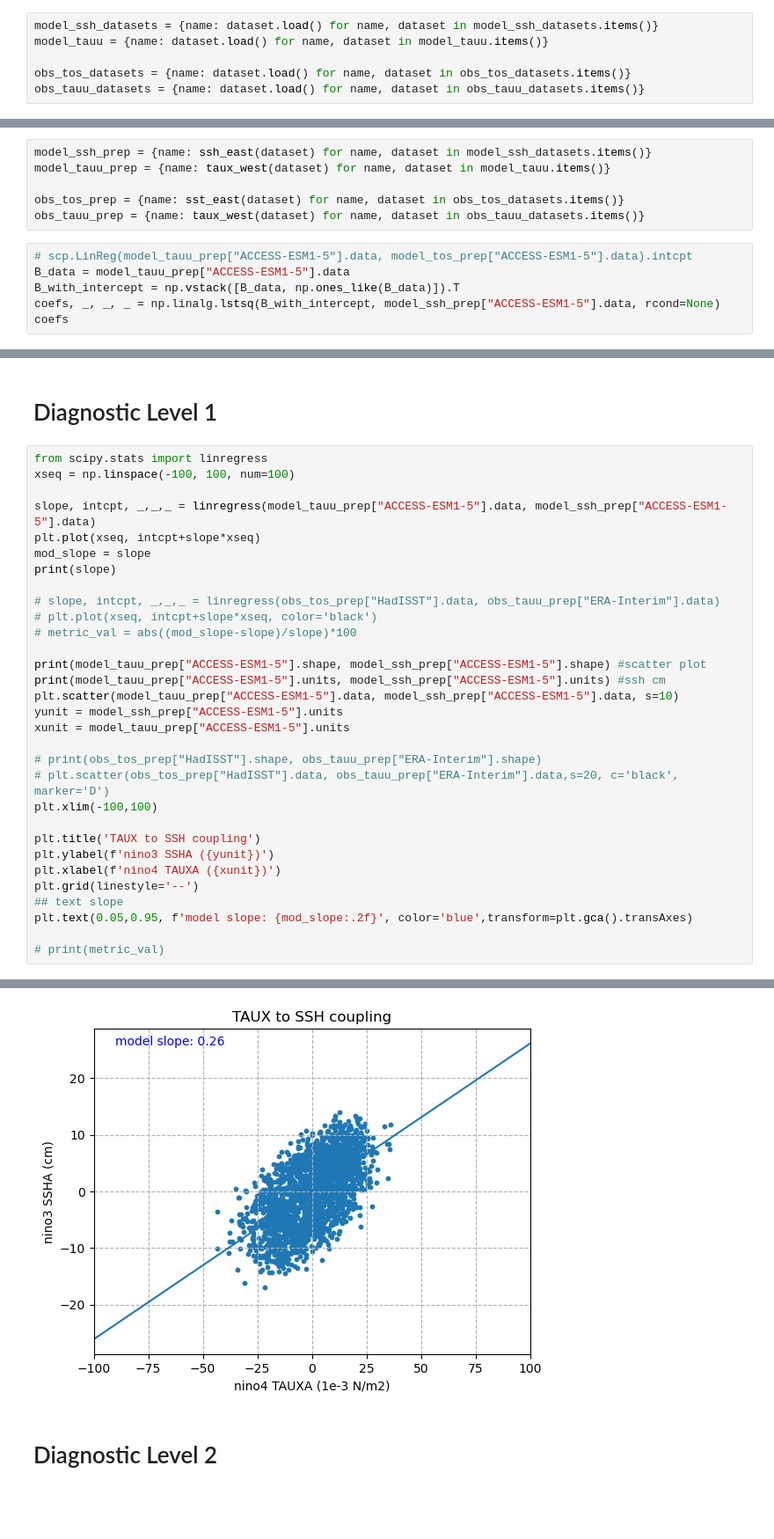
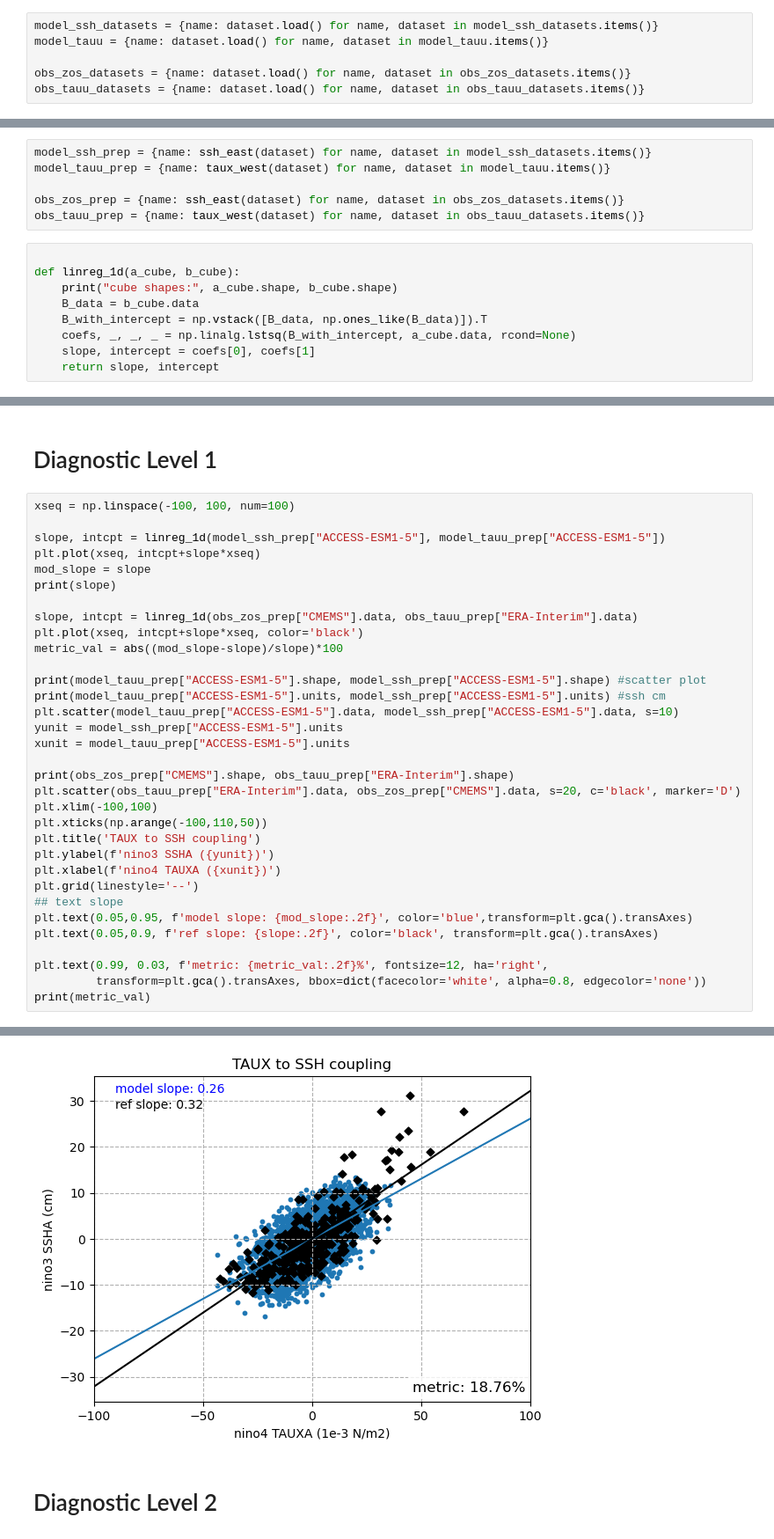
Before and after one commit to ACCESS-NRI/ACCESS-ENSO-recipes, a Jupyter notebook: 21-Taux_SSH_feedback.ipynb, the cells around one changed output, grey strips where cells are left out. Shown at 88% size. Saved outputs shown, nothing was run; the diff lists cells and outputs as text; blank space fills up the shorter version.

```diff
--- a/21-Taux_SSH_feedback.ipynb
+++ b/21-Taux_SSH_feedback.ipynb
@@ -69,6 +62,6 @@ obs_tauu_datasets = {
 model_ssh_datasets = {name: dataset.load() for name, dataset in model_ssh_datasets.items()}
 model_tauu = {name: dataset.load() for name, dataset in model_tauu.items()}
 
-obs_tos_datasets = {name: dataset.load() for name, dataset in obs_tos_datasets.items()}
+obs_zos_datasets = {name: dataset.load() for name, dataset in obs_zos_datasets.items()}
 obs_tauu_datasets = {name: dataset.load() for name, dataset in obs_tauu_datasets.items()}
 # %% [output]
@@ -130,11 +121,14 @@ def taux_west(cube):
 model_ssh_prep = {name: ssh_east(dataset) for name, dataset in model_ssh_datasets.items()}
 model_tauu_prep = {name: taux_west(dataset) for name, dataset in model_tauu.items()}
 
-obs_tos_prep = {name: sst_east(dataset) for name, dataset in obs_tos_datasets.items()}
+obs_zos_prep = {name: ssh_east(dataset) for name, dataset in obs_zos_datasets.items()}
 obs_tauu_prep = {name: taux_west(dataset) for name, dataset in obs_tauu_datasets.items()}
 # %%
-# scp.LinReg(model_tauu_prep["ACCESS-ESM1-5"].data, model_tos_prep["ACCESS-ESM1-5"].data).intcpt
-B_data = model_tauu_prep["ACCESS-ESM1-5"].data
-B_with_intercept = np.vstack([B_data, np.ones_like(B_data)]).T
-coefs, _, _, _ = np.linalg.lstsq(B_with_intercept, model_ssh_prep["ACCESS-ESM1-5"].data, rcond=None)
-coefs
+
+def linreg_1d(a_cube, b_cube):
+    print("cube shapes:", a_cube.shape, b_cube.shape)
+    B_data = b_cube.data
+    B_with_intercept = np.vstack([B_data, np.ones_like(B_data)]).T
+    coefs, _, _, _ = np.linalg.lstsq(B_with_intercept, a_cube.data, rcond=None)
+    slope, intercept = coefs[0], coefs[1]
+    return slope, intercept
@@ -143,17 +135,16 @@ array([2.6121965e-01, 1.3562453e-06], dtype=float32)
 # %% [markdown]
 # Diagnostic Level 1
 # %%
-from scipy.stats import linregress
 xseq = np.linspace(-100, 100, num=100)
 
-slope, intcpt, _,_,_ = linregress(model_tauu_prep["ACCESS-ESM1-5"].data, model_ssh_prep["ACCESS-ESM1-5"].data)
+slope, intcpt = linreg_1d(model_ssh_prep["ACCESS-ESM1-5"], model_tauu_prep["ACCESS-ESM1-5"])
 plt.plot(xseq, intcpt+slope*xseq)
 mod_slope = slope
 print(slope)
 
-# slope, intcpt, _,_,_ = linregress(obs_tos_prep["HadISST"].data, obs_tauu_prep["ERA-Interim"].data)
-# plt.plot(xseq, intcpt+slope*xseq, color='black')
-# metric_val = abs((mod_slope-slope)/slope)*100
+slope, intcpt = linreg_1d(obs_zos_prep["CMEMS"].data, obs_tauu_prep["ERA-Interim"].data)
+plt.plot(xseq, intcpt+slope*xseq, color='black')
+metric_val = abs((mod_slope-slope)/slope)*100
 
 print(model_tauu_prep["ACCESS-ESM1-5"].shape, model_ssh_prep["ACCESS-ESM1-5"].shape) #scatter plot
 print(model_tauu_prep["ACCESS-ESM1-5"].units, model_ssh_prep["ACCESS-ESM1-5"].units) #ssh cm
@@ -161,16 +152,19 @@ plt.scatter(model_tauu_prep["ACCESS-ESM1-5"].data, model_ssh_prep["ACCESS-ESM1-5
 yunit = model_ssh_prep["ACCESS-ESM1-5"].units
 xunit = model_tauu_prep["ACCESS-ESM1-5"].units
 
-# print(obs_tos_prep["HadISST"].shape, obs_tauu_prep["ERA-Interim"].shape)
-# plt.scatter(obs_tos_prep["HadISST"].data, obs_tauu_prep["ERA-Interim"].data,s=20, c='black', marker='D')
+print(obs_zos_prep["CMEMS"].shape, obs_tauu_prep["ERA-Interim"].shape)
+plt.scatter(obs_tauu_prep["ERA-Interim"].data, obs_zos_prep["CMEMS"].data, s=20, c='black', marker='D')
 plt.xlim(-100,100)
-
+plt.xticks(np.arange(-100,110,50))
 plt.title('TAUX to SSH coupling')
 plt.ylabel(f'nino3 SSHA ({yunit})')
 plt.xlabel(f'nino4 TAUXA ({xunit})')
 plt.grid(linestyle='--')
 ## text slope
 plt.text(0.05,0.95, f'model slope: {mod_slope:.2f}', color='blue',transform=plt.gca().transAxes)
+plt.text(0.05,0.9, f'ref slope: {slope:.2f}', color='black', transform=plt.gca().transAxes)
 
-# print(metric_val)
+plt.text(0.99, 0.03, f'metric: {metric_val:.2f}%', fontsize=12, ha='right',
+         transform=plt.gca().transAxes, bbox=dict(facecolor='white', alpha=0.8, edgecolor='none'))
+print(metric_val)
 # %% [output]
@@ -181,3 +178,3 @@ Text(0.05, 0.95, 'model slope: 0.26')
-[figure, old version]
+[figure, new version]
 # %% [markdown]
 # Diagnostic Level 2
```
Also changed, not shown: parts of 15 cells of this notebook.
